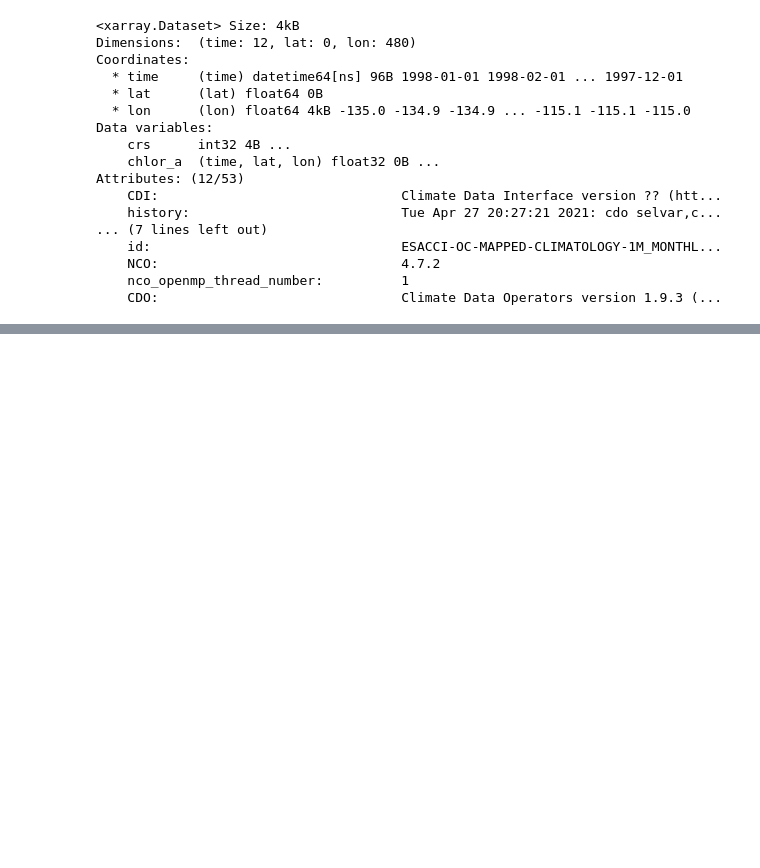
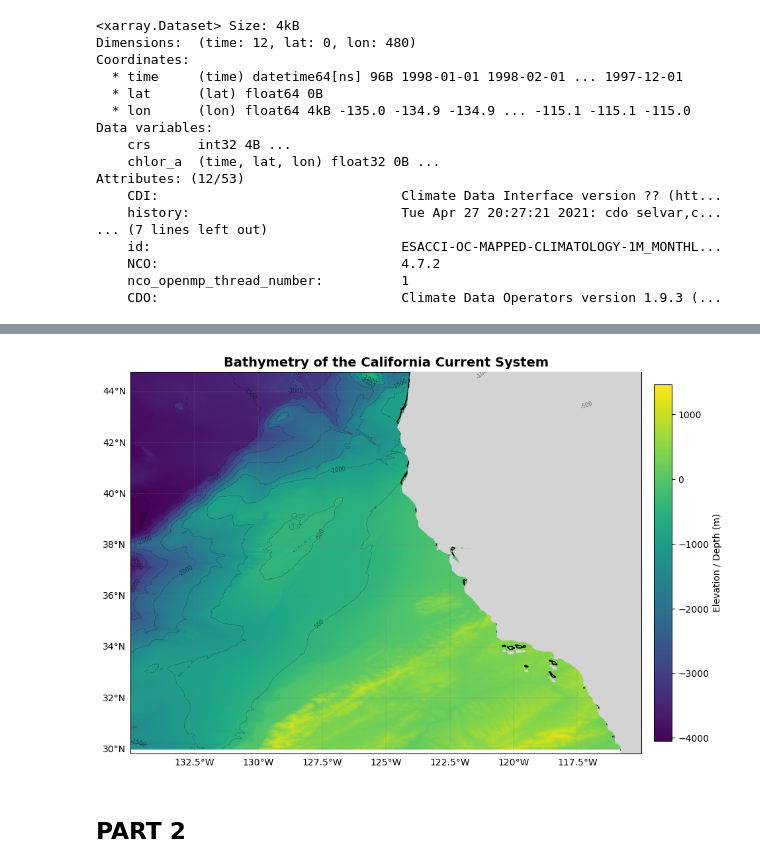
Before and after one commit to abulelemonki13-byte/SAMOS2026_Core3CS-ABUPHILE, a Jupyter notebook: WORK.ipynb, the cells around one changed output, grey strips where cells are left out. Saved outputs shown, nothing was run; the diff lists cells and outputs as text; code cells hidden in the pictures; blank space fills up the shorter version.

Commit message:
attempting part 3

```diff
--- a/WORK.ipynb
+++ b/WORK.ipynb
@@ -71,0 +84,61 @@ NameError: name 'xr' is not defined
+# %%
+# --- reshape data ---
+nx = int(bathy["dimension"].values[0])
+ny = int(bathy["dimension"].values[1])
+
+z = bathy["z"].values.reshape(ny, nx)
+
+# --- build coordinate grid ---
+x = np.linspace(lon_min, lon_max, nx)
+y = np.linspace(lat_min, lat_max, ny)
+X, Y = np.meshgrid(x, y)
+
+# --- figure ---
+fig = plt.figure(figsize=(12, 10))
+ax = plt.axes(projection=ccrs.PlateCarree())
+
+# --- main bathymetry field ---
+im = ax.pcolormesh(
+    X, Y, z,
+    cmap="viridis",   # deeper = darker/more intense
+    shading="auto",
+    transform=ccrs.PlateCarree()
+)
+
+# --- contour lines (like your example image) ---
+contours = ax.contour(
+    X, Y, z,
+    levels=np.arange(-5000, 0, 500),
+    colors="black",
+    linewidths=0.4,
+    alpha=0.5,
+    transform=ccrs.PlateCarree()
+)
+
+ax.clabel(contours, inline=True, fontsize=6, fmt="%d")
+
+# --- coastline + land styling ---
+ax.coastlines(resolution="10m", linewidth=1.2)
+ax.add_feature(cfeature.LAND, color="lightgray", zorder=3)
+ax.add_feature(cfeature.BORDERS, linewidth=0.5)
+
+# --- gridlines (like professional maps) ---
+gl = ax.gridlines(draw_labels=True, linewidth=0.3, color="gray", alpha=0.5)
+gl.top_labels = False
+gl.right_labels = False
+
+# --- extent ---
+ax.set_extent([lon_min, lon_max, lat_min, lat_max])
+
+# --- colorbar ---
+cbar = plt.colorbar(im, ax=ax, shrink=0.7, pad=0.02)
+cbar.set_label("Elevation / Depth (m)")
+
+# --- title ---
+ax.set_title("Bathymetry of the California Current System", fontsize=14, fontweight="bold")
+
+plt.show()
+# %% [output]
+[figure, added]
+# %% [markdown]
+## PART 2
```
Also changed, not shown: parts of 17 cells of this notebook.
